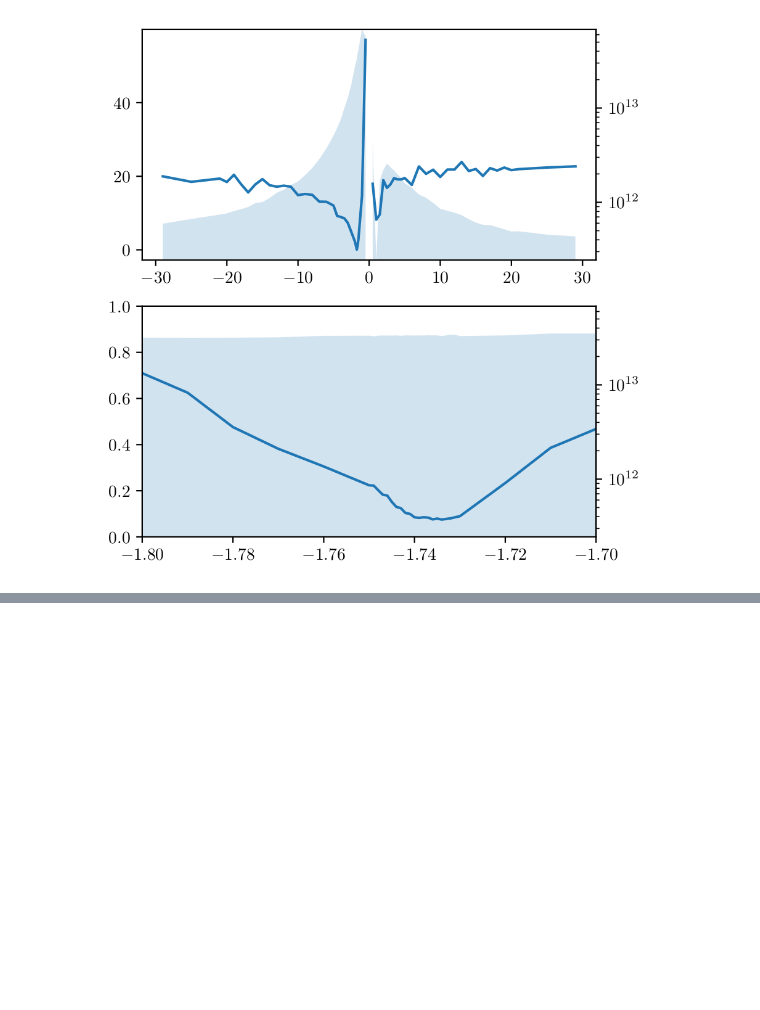
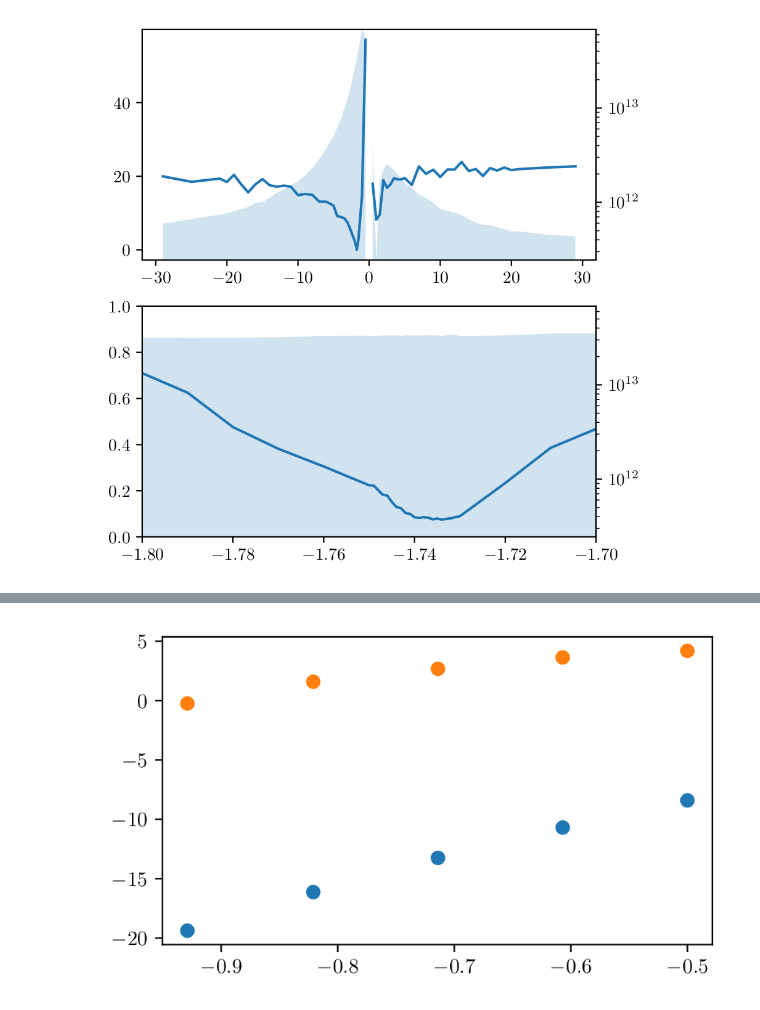
Before and after one commit to glebdovzhenko/skif-xrt, a Jupyter notebook: notebooks/focusing.ipynb, the cells around one changed output, grey strips where cells are left out. Drawn from its saved outputs; the diff is of its cells as text; code cells hidden in the pictures; blank space fills up the shorter version.

```diff
--- a/notebooks/focusing.ipynb
+++ b/notebooks/focusing.ipynb
@@ -702,0 +1049,8 @@ fig
+# %%
+plt.close(fig)
+fig = plt.figure()
+plt.scatter(r2x, f2x)
+plt.scatter(r2y, f2y)
+fig
+# %% [output]
+[figure, added]
```
Also changed, not shown: parts of 24 cells of this notebook, 8 other files.
